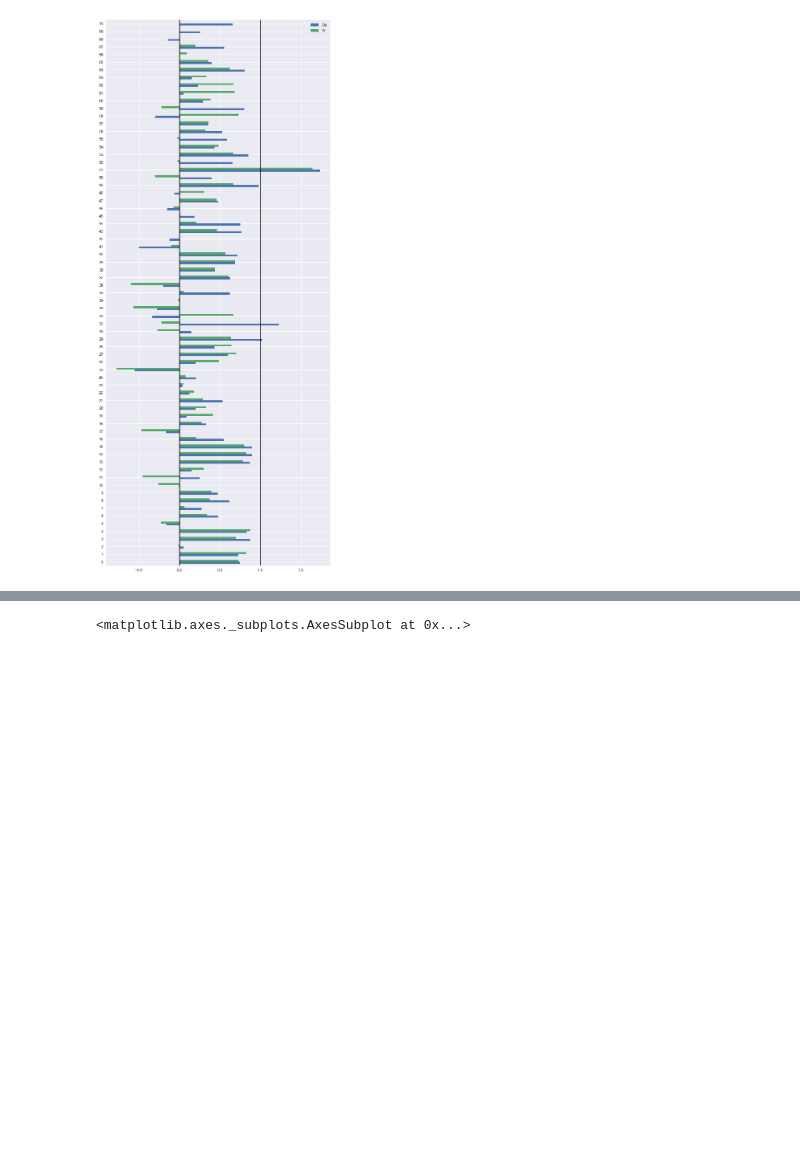
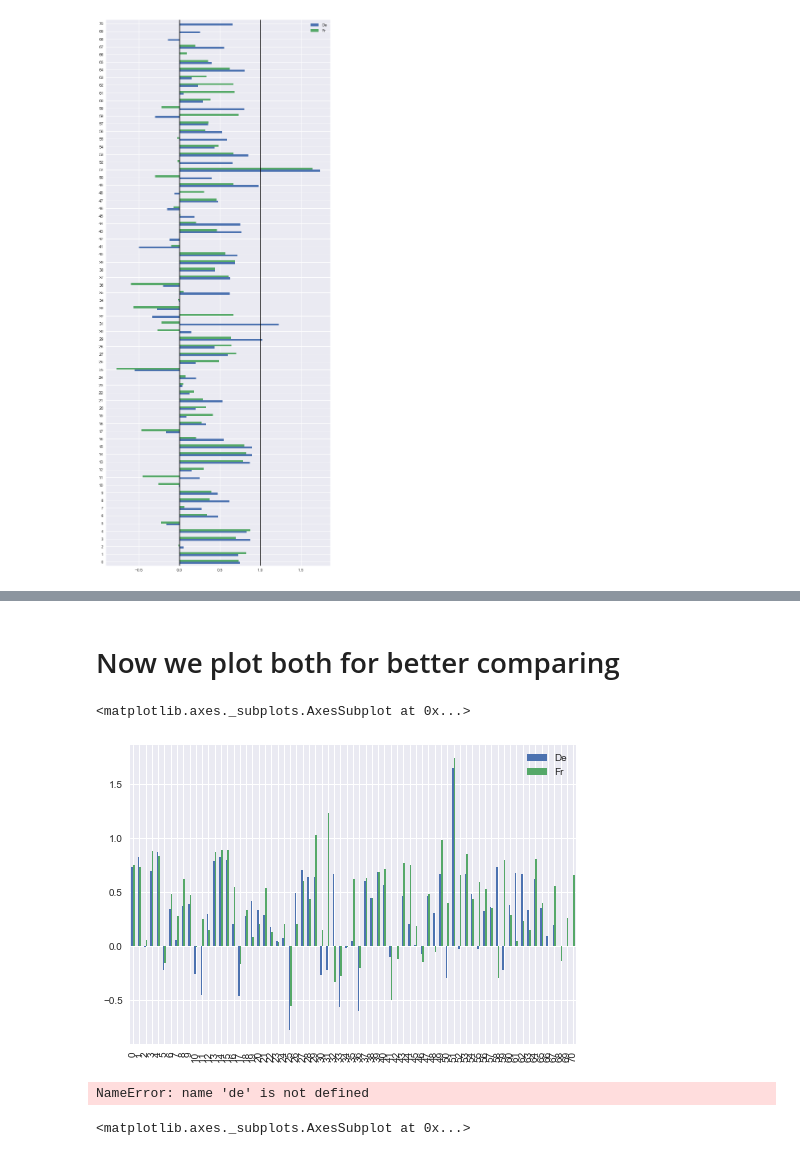
Before and after one commit to aivuk/2030-watch.de, a Jupyter notebook: Comparing countries with 2030 data.ipynb, the cells around one changed output, grey strips where cells are left out. Saved outputs shown, nothing was run; the diff lists cells and outputs as text; code cells hidden in the pictures; blank space fills up the shorter version.

```diff
--- a/Comparing countries with 2030 data.ipynb
+++ b/Comparing countries with 2030 data.ipynb
@@ -170,3 +176,19 @@ ax = comp.iloc[:,0].sort_values().plot.bar()
+# %% [markdown]
+# Now we plot both for better comparing
+# %%
+de_sorted = comp.iloc[:,1].sort_values()
+de_sorted.index =
+fr_sorted = comp.iloc[:,0].sort_values()
+comp_de_fr = pd.concat([de_sorted, fr_sorted], axis=1)
+comp_de_fr.columns = ['De', 'Fr']
+comp_de_fr.plot.bar()
+# %% [output]
+<matplotlib.axes._subplots.AxesSubplot at 0x...>
+[figure, added]
+# %%
+de
+# %% [output]
+NameError: name 'de' is not defined
 # %%
 comp.plot.bar(figsize=(30,10))
 # %% [output]
```
Also changed, not shown: parts of 7 cells of this notebook.
